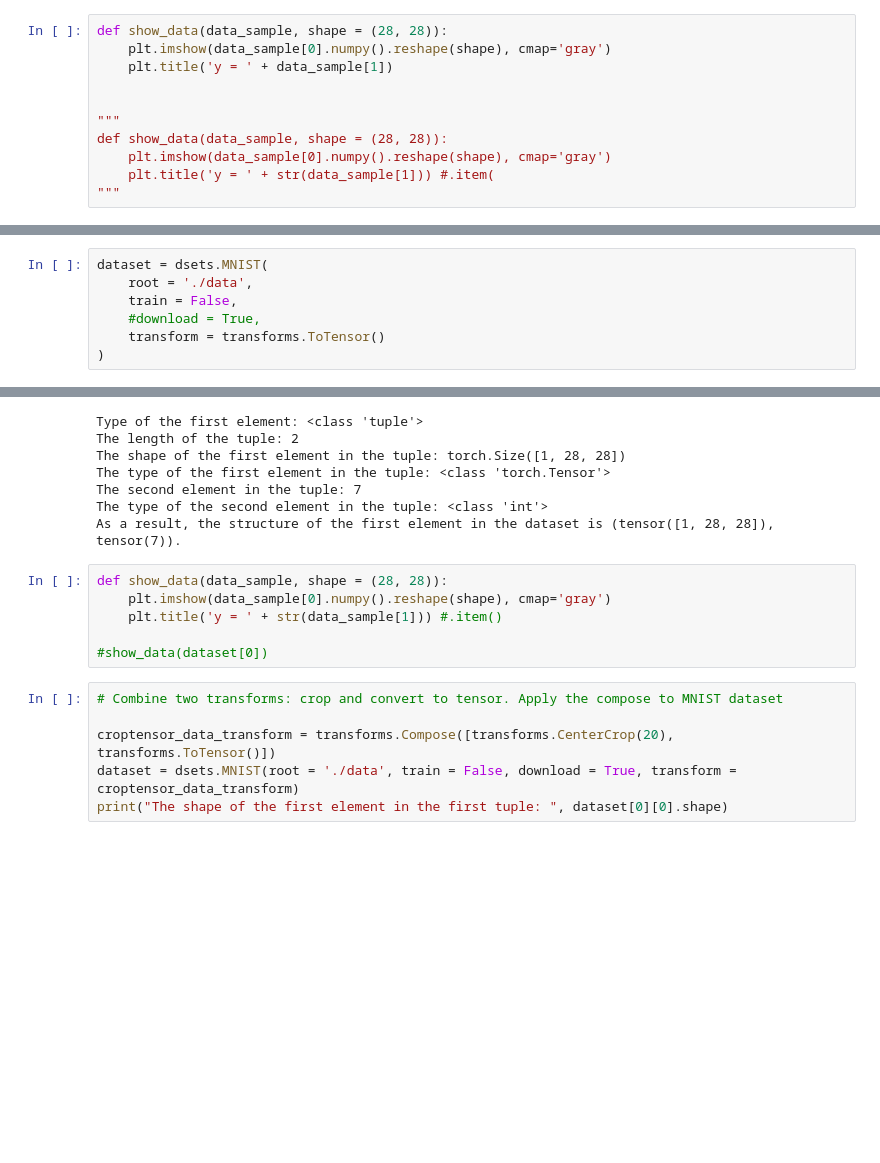
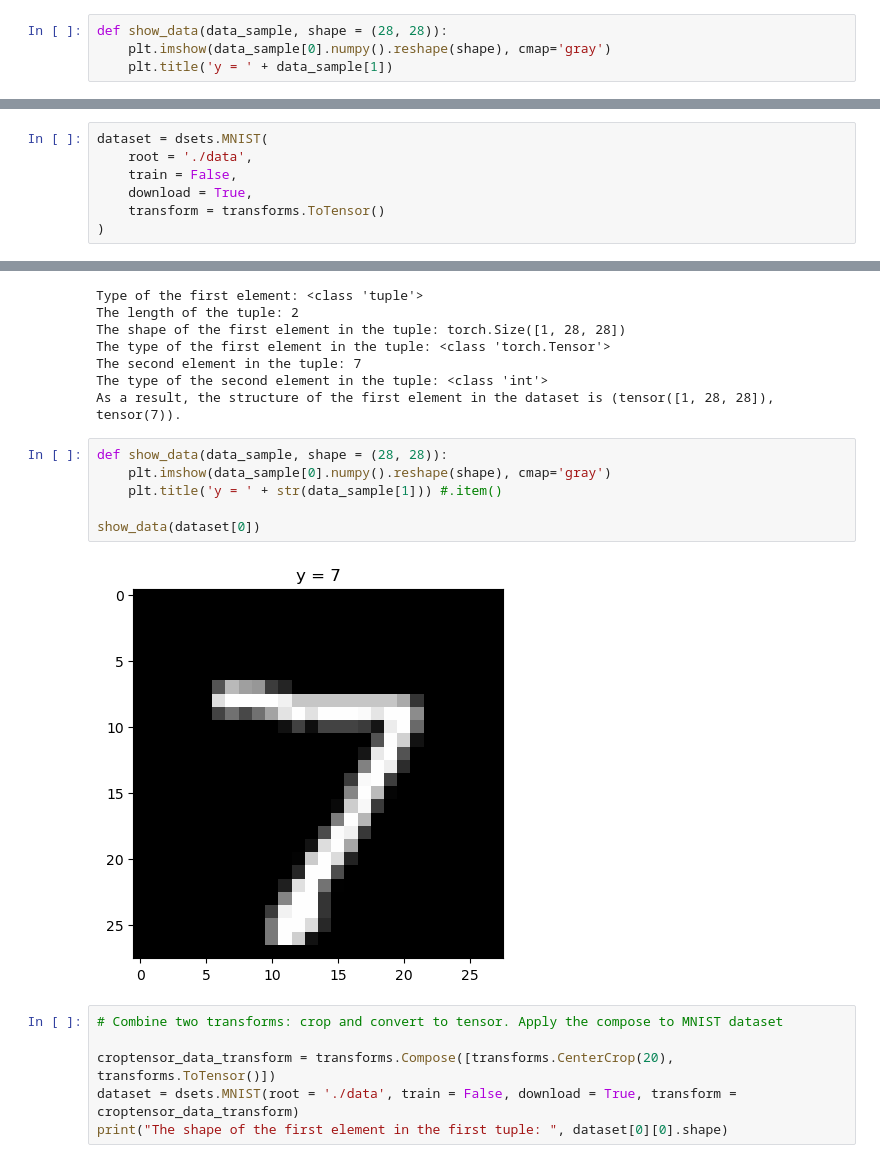
Before and after one commit to MNGARCIA085/AI-Frameworks-Learning, a Jupyter notebook: PyTorch/Basic/Datasets and Transformations.ipynb, the cells around one changed output, grey strips where cells are left out. Cells and saved outputs as stored; diff of their text form; blank space fills up the shorter version.

Commit message:
datasets and transformations

```diff
--- a/PyTorch/Basic/Datasets and Transformations.ipynb
+++ b/PyTorch/Basic/Datasets and Transformations.ipynb
@@ -494,13 +515,6 @@ We can see the image is now 20 x 20.
 def show_data(data_sample, shape = (28, 28)):
     plt.imshow(data_sample[0].numpy().reshape(shape), cmap='gray')
     plt.title('y = ' + data_sample[1])
-
-
-"""
-def show_data(data_sample, shape = (28, 28)):
-    plt.imshow(data_sample[0].numpy().reshape(shape), cmap='gray')
-    plt.title('y = ' + str(data_sample[1])) #.item(
-"""
 # %%
 show_data(dataset[0],shape = (20, 20))
 # %% [output]
@@ -526,7 +540,7 @@ import torchvision.datasets as dsets
 dataset = dsets.MNIST(
     root = './data',
     train = False,
-    #download = True,
+    download = True,
     transform = transforms.ToTensor()
 )
 # %%
@@ -550,9 +564,11 @@ As a result, the structure of the first element in the dataset is (tensor([1, 28
 # %%
 def show_data(data_sample, shape = (28, 28)):
     plt.imshow(data_sample[0].numpy().reshape(shape), cmap='gray')
     plt.title('y = ' + str(data_sample[1])) #.item()
 
-#show_data(dataset[0])
+show_data(dataset[0])
+# %% [output]
+[figure, added]
 # %%
 # Combine two transforms: crop and convert to tensor. Apply the compose to MNIST dataset
 
```
Also changed, not shown: parts of 16 cells of this notebook, 11 other files.
